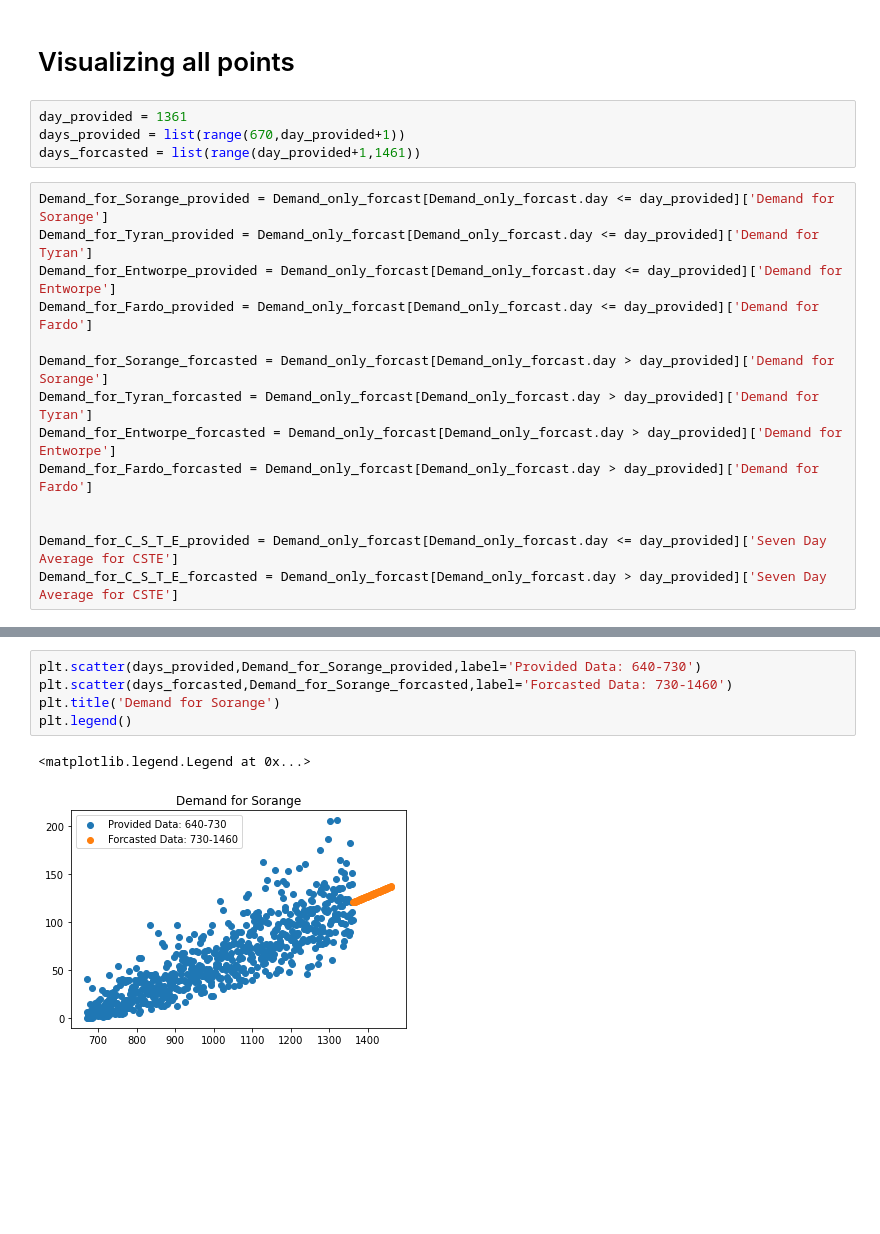
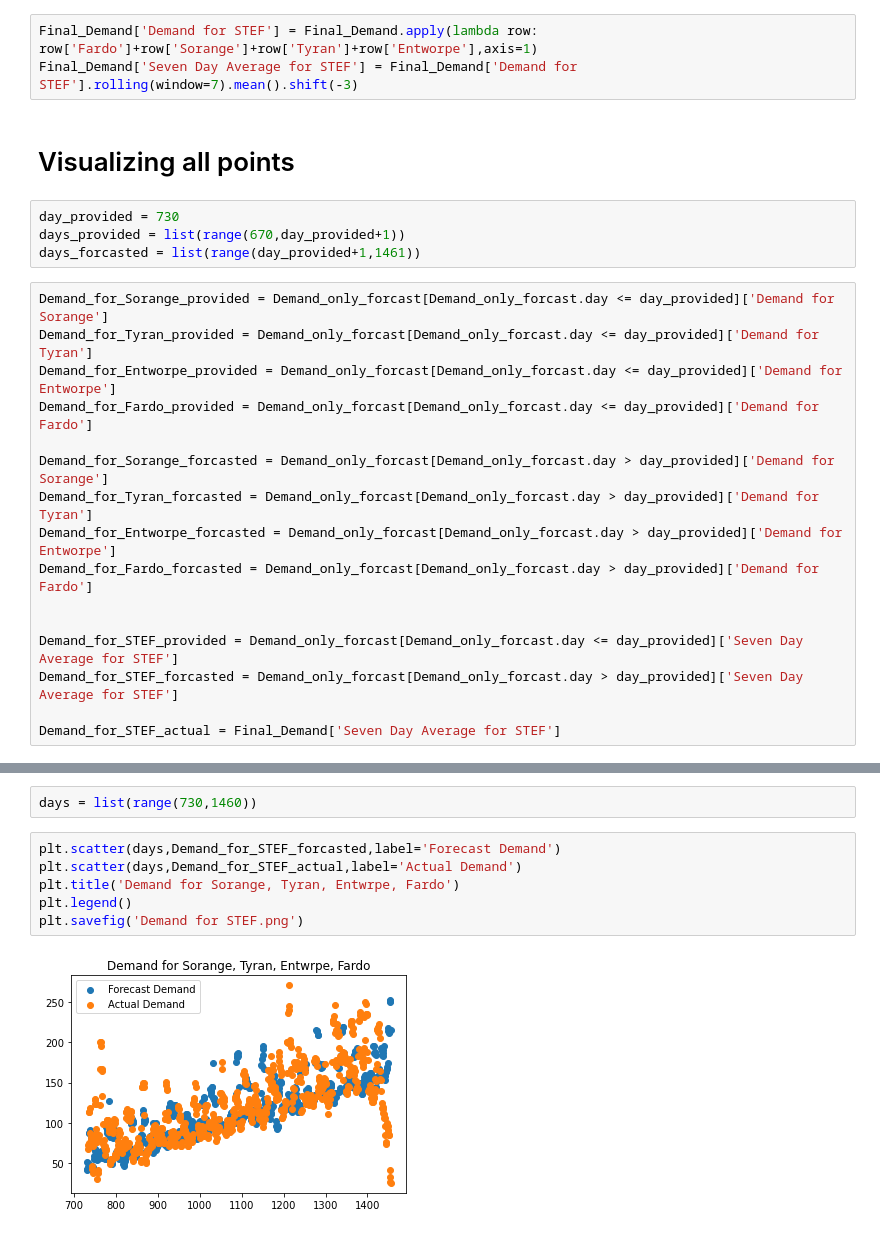
Before and after one commit to Lanottez/IC_BA_2020, a Jupyter notebook: 4th Term/Logistics & Supply Chain Analytics/Group Project/Dataset-Second Run/Demand Forcast.ipynb, the cells around one changed output, grey strips where cells are left out. Saved outputs shown, nothing was run; the diff lists cells and outputs as text; blank space fills up the shorter version.

```diff
--- a/4th Term/Logistics & Supply Chain Analytics/Group Project/Dataset-Second Run/Demand Forcast.ipynb
+++ b/4th Term/Logistics & Supply Chain Analytics/Group Project/Dataset-Second Run/Demand Forcast.ipynb
@@ -111,7 +122,10 @@ Demand_only_forcast['Seven Day Average for CSTE'] = Demand_only_forcast['Demand
+# %%
+Final_Demand['Demand for STEF'] = Final_Demand.apply(lambda row: row['Fardo']+row['Sorange']+row['Tyran']+row['Entworpe'],axis=1)
+Final_Demand['Seven Day Average for STEF'] = Final_Demand['Demand for STEF'].rolling(window=7).mean().shift(-3)
 # %% [markdown]
 # Visualizing all points
 # %%
-day_provided = 1361
+day_provided = 730
 days_provided = list(range(670,day_provided+1))
 days_forcasted = list(range(day_provided+1,1461))
 # %%
@@ -126,5 +140,7 @@ Demand_for_Entworpe_forcasted = Demand_only_forcast[Demand_only_forcast.day > da
 Demand_for_Fardo_forcasted = Demand_only_forcast[Demand_only_forcast.day > day_provided]['Demand for Fardo']
 
 
-Demand_for_C_S_T_E_provided = Demand_only_forcast[Demand_only_forcast.day <= day_provided]['Seven Day Average for CSTE']
-Demand_for_C_S_T_E_forcasted = Demand_only_forcast[Demand_only_forcast.day > day_provided]['Seven Day Average for CSTE']
+Demand_for_STEF_provided = Demand_only_forcast[Demand_only_forcast.day <= day_provided]['Seven Day Average for STEF']
+Demand_for_STEF_forcasted = Demand_only_forcast[Demand_only_forcast.day > day_provided]['Seven Day Average for STEF']
+
+Demand_for_STEF_actual = Final_Demand['Seven Day Average for STEF']
@@ -131,8 +179,10 @@ Demand_for_C_S_T_E_forcasted = Demand_only_forcast[Demand_only_forcast.day > day
+# %%
+days = list(range(730,1460))
 # %%
-plt.scatter(days_provided,Demand_for_Sorange_provided,label='Provided Data: 640-730')
-plt.scatter(days_forcasted,Demand_for_Sorange_forcasted,label='Forcasted Data: 730-1460')
-plt.title('Demand for Sorange')
+plt.scatter(days,Demand_for_STEF_forcasted,label='Forecast Demand')
+plt.scatter(days,Demand_for_STEF_actual,label='Actual Demand')
+plt.title('Demand for Sorange, Tyran, Entwrpe, Fardo')
 plt.legend()
+plt.savefig('Demand for STEF.png')
 # %% [output]
-<matplotlib.legend.Legend at 0x...>
-[figure, old version]
+[figure, new version]
```
Also changed, not shown: parts of 12 cells of this notebook, 34 other files.
